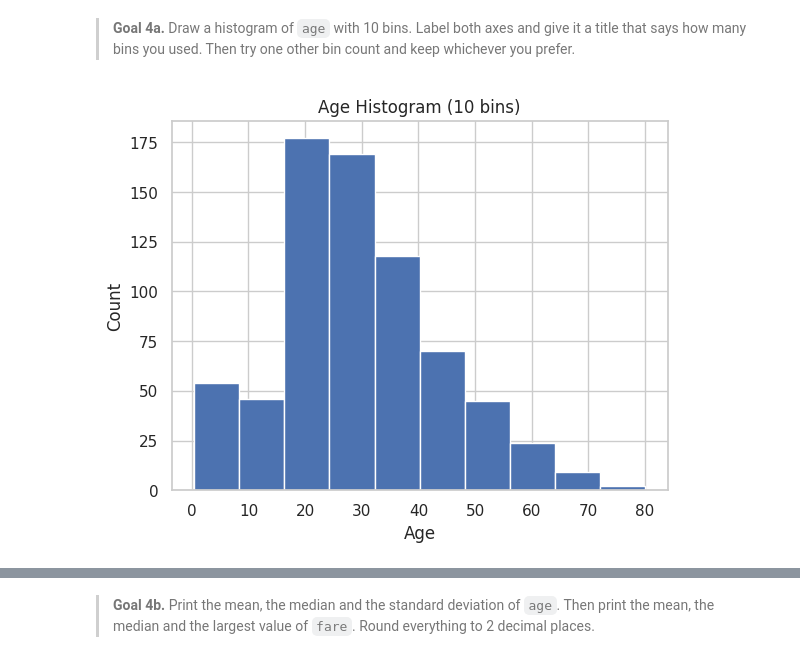
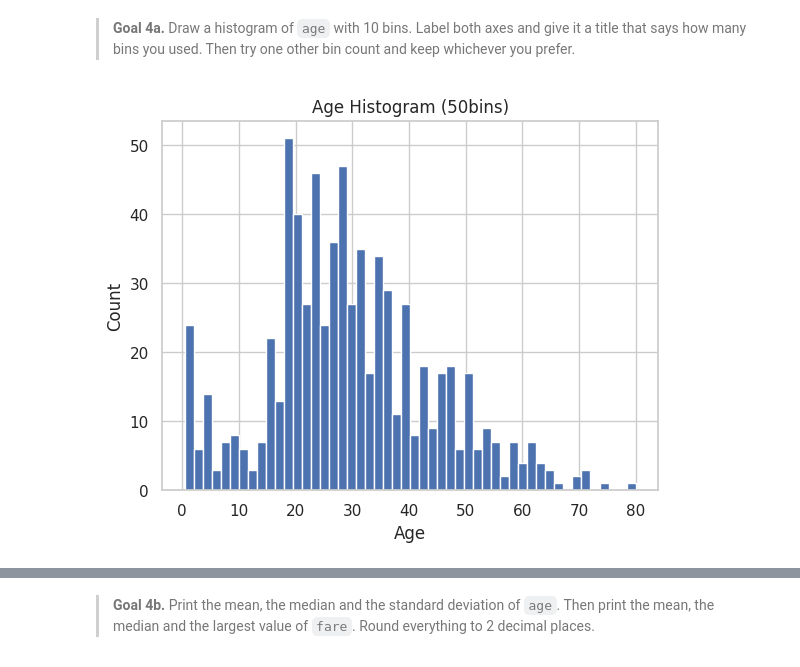
Before and after one commit to Deykuz/dsa107-labs, a Jupyter notebook: Lab02_Utku_Zeyd_Çınar.ipynb, the cells around one changed output, grey strips where cells are left out. Cells and saved outputs as stored; diff of their text form; code cells hidden in the pictures.

```diff
--- a/Lab02_Utku_Zeyd_Çınar.ipynb
+++ b/Lab02_Utku_Zeyd_Çınar.ipynb
@@ -351,8 +327,7 @@ The number of bins is a choice you make. Too few bins hide real structure. Too m
 # %% [markdown]
 > **Goal 4a.** Draw a histogram of `age` with 10 bins. Label both axes and give it a title that says how many bins you used. Then try one other bin count and keep whichever you prefer.
 # %%
-# TODO: labelled histogram of age
-titanic["age"].plot.hist(bins=10, xlabel="Age", ylabel="Count", title="Age Histogram (10 bins)")
+titanic["age"].plot.hist(bins=50, xlabel="Age", ylabel="Count", title="Age Histogram (50bins)")
 plt.show()
 # %% [output]
-[figure, old version]
+[figure, new version]
```
Also changed, not shown: parts of 4 cells of this notebook.
